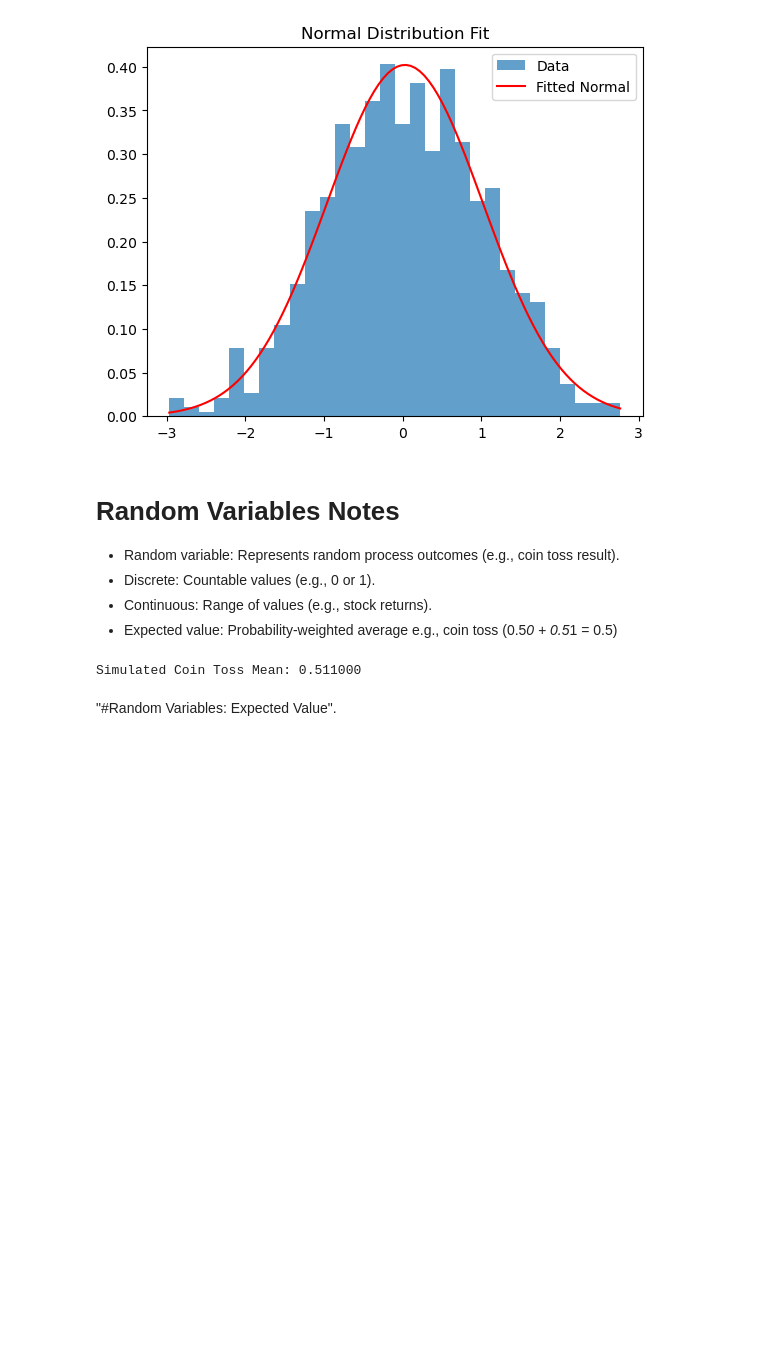
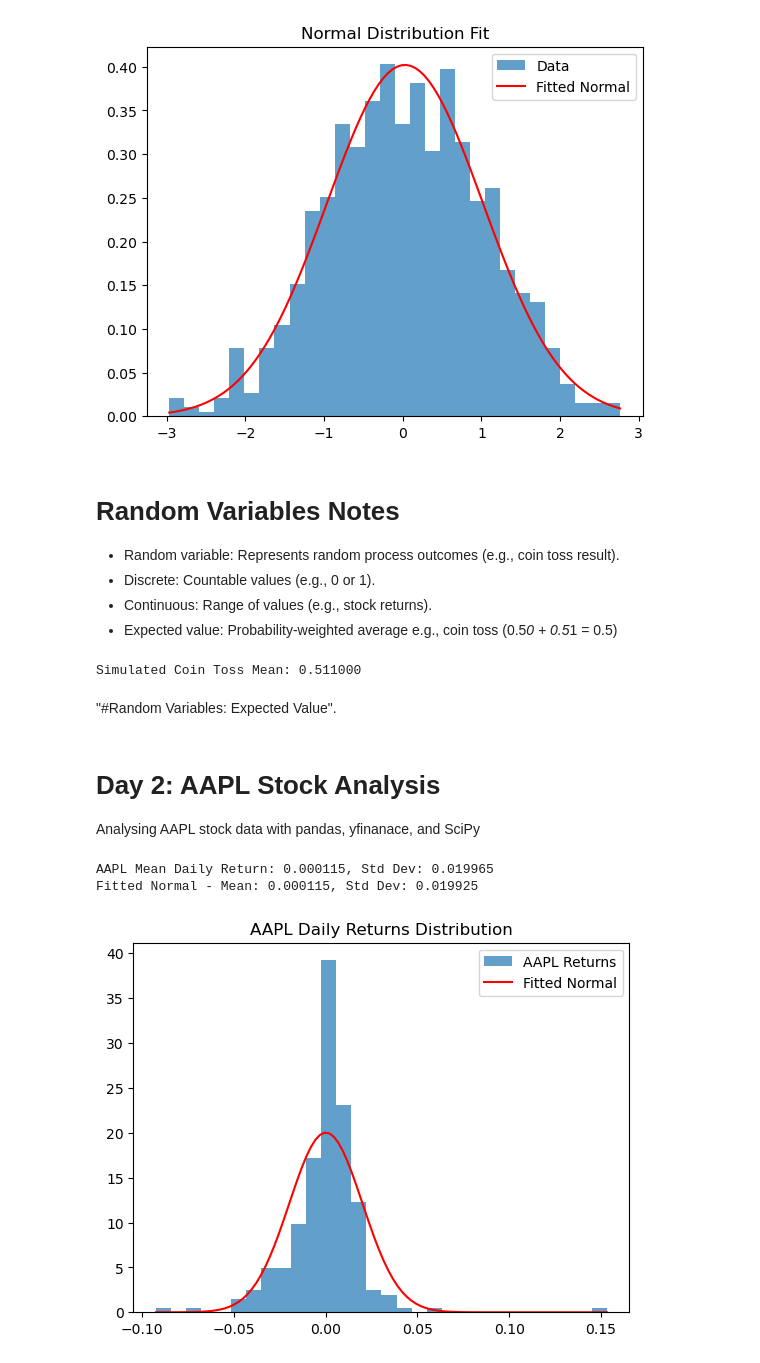
Before and after one commit to mhezie/Quant-Portfolio, a Jupyter notebook: Quant-Portfolio.ipynb, the cells around one changed output. Cells and saved outputs as stored; diff of their text form; code cells hidden in the pictures; blank space fills up the shorter version.

Commit message:
Day 2: AAPL stock analysis, variance, Two Sum

```diff
--- a/Quant-Portfolio.ipynb
+++ b/Quant-Portfolio.ipynb
@@ -46,3 +46,38 @@ print(f"Simulated Coin Toss Mean: {mean_tosses:.6f}") # ~0.5
 Simulated Coin Toss Mean: 0.511000
 # %% [markdown]
 "#Random Variables: Expected Value".
+# %% [markdown]
+# Day 2: AAPL Stock Analysis
+Analysing AAPL stock data with pandas, yfinanace, and SciPy
+# %%
+import yfinance as yf
+import pandas as pd
+import numpy as np
+from scipy import stats
+import matplotlib.pyplot as plt
+
+# Download AAPL data (1 year, daily)
+aapl = yf.download('AAPL', start='2024-07-24', end='2025-07-24', progress=False, auto_adjust=False)
+# Calculate daily returns
+aapl['Daily Return'] = aapl['Close'].pct_change().dropna()
+# Stats
+mean_return = aapl['Daily Return'].mean()
+std_return = aapl['Daily Return'].std()
+print(f"AAPL Mean Daily Return: {mean_return:.6f}, Std Dev: {std_return:.6f}")
+
+# SciPy: Fit normal distribution to returns
+returns = aapl['Daily Return'].dropna()
+mu, sigma = stats.norm.fit(returns)
+print(f"Fitted Normal - Mean: {mu:.6f}, Std Dev: {sigma:.6f}")
+
+# Plot histogram with fitted curve
+plt.hist(returns, bins=30, density=True, alpha=0.7, label="AAPL Returns")
+x = np.linspace(min(returns), max(returns), 100)
+plt.plot(x, stats.norm.pdf(x, mu, sigma), 'r-', label="Fitted Normal")
+plt.title("AAPL Daily Returns Distribution")
+plt.legend()
+plt.show()
+# %% [output]
+AAPL Mean Daily Return: 0.000115, Std Dev: 0.019965
+Fitted Normal - Mean: 0.000115, Std Dev: 0.019925
+[figure, added]
```
Also changed, not shown: parts of 4 cells of this notebook.
